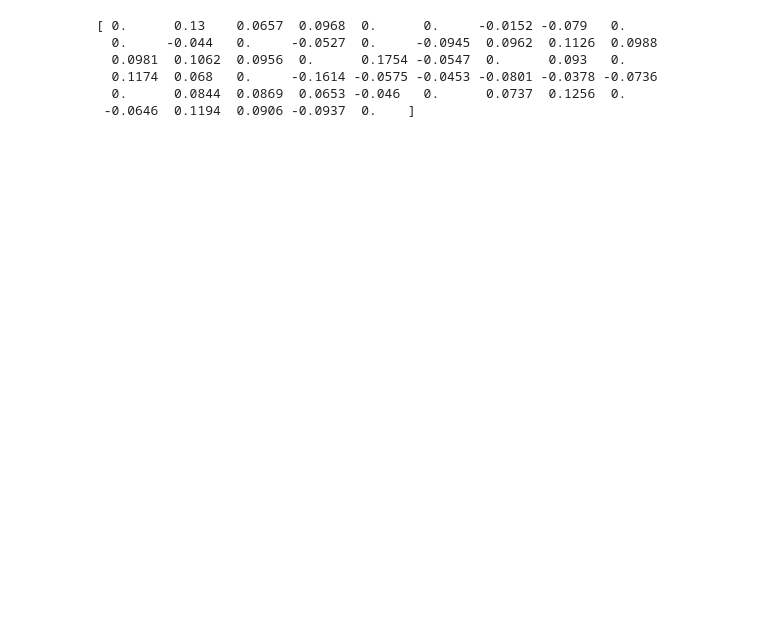
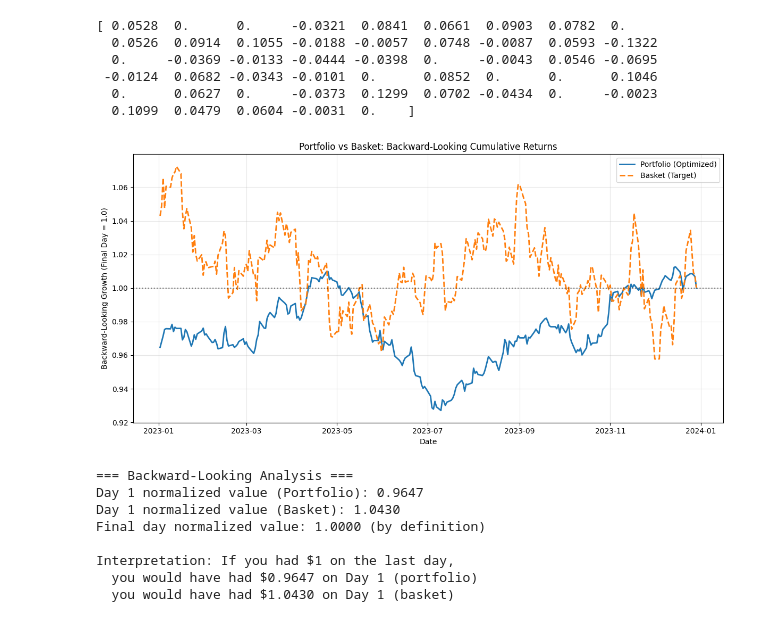
Before and after one commit to emilyphil00/opti, a Jupyter notebook: portfolio_opti.ipynb, the cells around one changed output. Drawn from its saved outputs; the diff is of its cells as text; code cells hidden in the pictures; blank space fills up the shorter version.

```diff
--- a/portfolio_opti.ipynb
+++ b/portfolio_opti.ipynb
@@ -35,19 +35,19 @@ weight_longs = [0.05, 0.8]
 weight_shorts = [0, 1]
 
 
-price_matrix = df_prices.values  # 252 x 50
-return_matrix = df_returns.values  # 252 x 50
+price_matrix = df_prices.values
+return_matrix = df_returns.values
 
 # For buy-and-hold, daily dollar returns = shares[i] * price[t-1,i] * return[t,i]
-lagged_prices = np.vstack([day1_prices.reshape(1, -1), price_matrix[:-1]])  # 252 x 50
-dollar_return_factors = return_matrix * lagged_prices  # 252 x 50 (element-wise)
+lagged_prices = np.vstack([day1_prices.reshape(1, -1), price_matrix[:-1]])
+dollar_return_factors = return_matrix * lagged_prices
 
 # Now covariance matrix for dollar returns based on shares
 Q_dollar = dollar_return_factors.T @ dollar_return_factors / len(dates)
 
 # Basket dollar returns - basket_prices is already a numpy array
-basket_lagged_prices = np.concatenate([[basket_prices[0]], basket_prices[:-1]])  # 252 elements
-basket_dollar_returns = basket_shares * basket_lagged_prices * basket_returns  # 252 elements
+basket_lagged_prices = np.concatenate([[basket_prices[0]], basket_prices[:-1]])
+basket_dollar_returns = basket_shares * basket_lagged_prices * basket_returns
 
 c_dollar = -2 * (dollar_return_factors.T @ basket_dollar_returns) / len(dates)
 
@@ -85,39 +85,82 @@ try:
             cp.sum(neg_x) <= -shorts_multiplier,
             np.array(strikes) @ x <= max_wtiv,
             np.array(strikes) @ x >= min_wtiv,
         ] + weight_cons
 
         '''
         Save and display results if optimal solution found.'''
         objective = cp.Minimize(cp.quad_form(shares, Q_dollar) + c_dollar @ shares)
         problem = cp.Problem(objective, cons)
         try:
             problem.solve(solver=cp.SCIP, gp=False, scip_params={
               "limits/gap": 0.05,          # 1% optimality gap acceptable
               "parallel/maxnthreads": 4,   # Use 4 cores
           })
         except Exception as e:
             print(f'Error: {e}')
         if problem.status=='infeasible':
             print('Infeasible.')
         else:
             iter_id = '{}{}{}'.format(str(int(max_wtiv*10000)), str(int(weight_shorts[1]*10000)), str(int(weight_longs[1]*10000)))
             wts = x.value
             indices_x = [i for i in range(len(wts)) if abs(wts[i])>=0.0005]
             assets_x = np.array([universe[i] for i in indices_x])
             weights_x = np.array([wts[i] for i in indices_x])
             strikes_x = np.array([round(strikes[i],4) for i in indices_x])
             sorted_i = list(reversed(np.argsort(weights_x)))
             print(np.around(wts,4))
 except KeyboardInterrupt:
     raise KeyboardInterrupt
+
+if problem.status == 'optimal' or problem.status == 'optimal_inaccurate':
+    optimal_shares = shares.value
+
+    # Calculate portfolio and basket values over time (forward)
+    portfolio_values = df_prices.values @ optimal_shares
+    basket_values = basket_shares * basket_prices.flatten()
+
+    # BACKWARD-LOOKING: Normalize to final day = 1.0
+    # This shows "if I held these shares on the last day, what would
+    # my value have been on each previous day?"
+    portfolio_backward = portfolio_values / portfolio_values[-1]
+    basket_backward = basket_values / basket_values[-1]
+
+    # Plot backward-looking comparison
+    plt.figure(figsize=(12, 6))
+    plt.plot(dates, portfolio_backward, label='Portfolio (Optimized)', linewidth=2)
+    plt.plot(dates, basket_backward, label='Basket (Target)', linewidth=2, linestyle='--')
+    plt.xlabel('Date')
+    plt.ylabel('Backward-Looking Growth (Final Day = 1.0)')
+    plt.title('Portfolio vs Basket: Backward-Looking Cumulative Returns')
+    plt.legend()
+    plt.grid(True, alpha=0.3)
+    plt.axhline(y=1.0, color='black', linestyle=':', alpha=0.5)
+    plt.tight_layout()
+    plt.show()
+
+    print(f"\n=== Backward-Looking Analysis ===")
+    print(f"Day 1 normalized value (Portfolio): {portfolio_backward[0]:.4f}")
+    print(f"Day 1 normalized value (Basket): {basket_backward[0]:.4f}")
+    print(f"Final day normalized value: 1.0000 (by definition)")
+    print(f"\nInterpretation: If you had $1 on the last day,")
+    print(f"  you would have had ${portfolio_backward[0]:.4f} on Day 1 (portfolio)")
+    print(f"  you would have had ${basket_backward[0]:.4f} on Day 1 (basket)")
 # %% [output]
-[ 0.      0.13    0.0657  0.0968  0.      0.     -0.0152 -0.079   0.
-  0.     -0.044   0.     -0.0527  0.     -0.0945  0.0962  0.1126  0.0988
-  0.0981  0.1062  0.0956  0.      0.1754 -0.0547  0.      0.093   0.
-  0.1174  0.068   0.     -0.1614 -0.0575 -0.0453 -0.0801 -0.0378 -0.0736
-  0.      0.0844  0.0869  0.0653 -0.046   0.      0.0737  0.1256  0.
- -0.0646  0.1194  0.0906 -0.0937  0.    ]
+[ 0.0528  0.      0.     -0.0321  0.0841  0.0661  0.0903  0.0782  0.
+  0.0526  0.0914  0.1055 -0.0188 -0.0057  0.0748 -0.0087  0.0593 -0.1322
+  0.     -0.0369 -0.0133 -0.0444 -0.0398  0.     -0.0043  0.0546 -0.0695
+ -0.0124  0.0682 -0.0343 -0.0101  0.      0.0852  0.      0.      0.1046
+  0.      0.0627  0.     -0.0373  0.1299  0.0702 -0.0434  0.     -0.0023
+  0.1099  0.0479  0.0604 -0.0031  0.    ]
+[figure, added]
+=== Backward-Looking Analysis ===
+Day 1 normalized value (Portfolio): 0.9647
+Day 1 normalized value (Basket): 1.0430
+Final day normalized value: 1.0000 (by definition)
+
+Interpretation: If you had $1 on the last day,
+  you would have had $0.9647 on Day 1 (portfolio)
+  you would have had $1.0430 on Day 1 (basket)
 # %%
 sum([w for w in wts if w>0])
 # %% [output]
```
Also changed, not shown: parts of 6 cells of this notebook.
